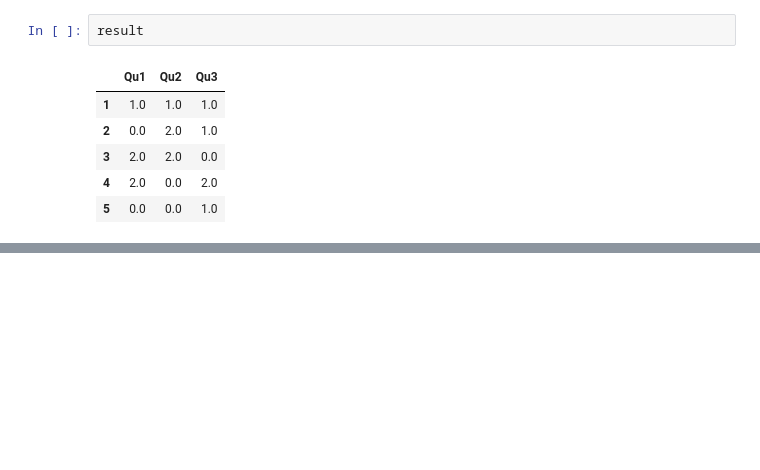
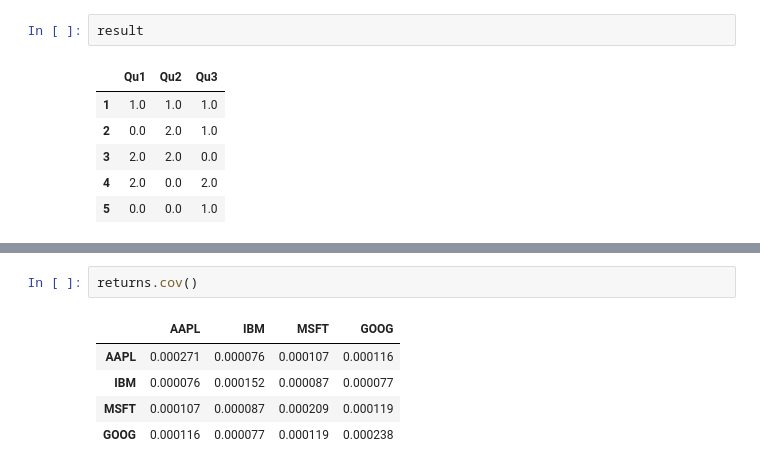
Before and after one commit to likangk/dataanalysis, a Jupyter notebook: TASK2_chapter5_pandas.ipynb, the cells around one changed output, grey strips where cells are left out. Drawn from its saved outputs; the diff is of its cells as text; blank space fills up the shorter version.

```diff
--- a/chapter5_pandas.ipynb
+++ b/TASK2_chapter5_pandas.ipynb
@@ -1463,0 +1501,8 @@ result
+# %%
+returns.cov()
+# %% [output]
+|  | AAPL | IBM | MSFT | GOOG |
+| AAPL | 0.000271 | 0.000076 | 0.000107 | 0.000116 |
+| IBM | 0.000076 | 0.000152 | 0.000087 | 0.000077 |
+| MSFT | 0.000107 | 0.000087 | 0.000209 | 0.000119 |
+| GOOG | 0.000116 | 0.000077 | 0.000119 | 0.000238 |
```
Also changed, not shown: parts of 9 cells of this notebook, 2 other files.
